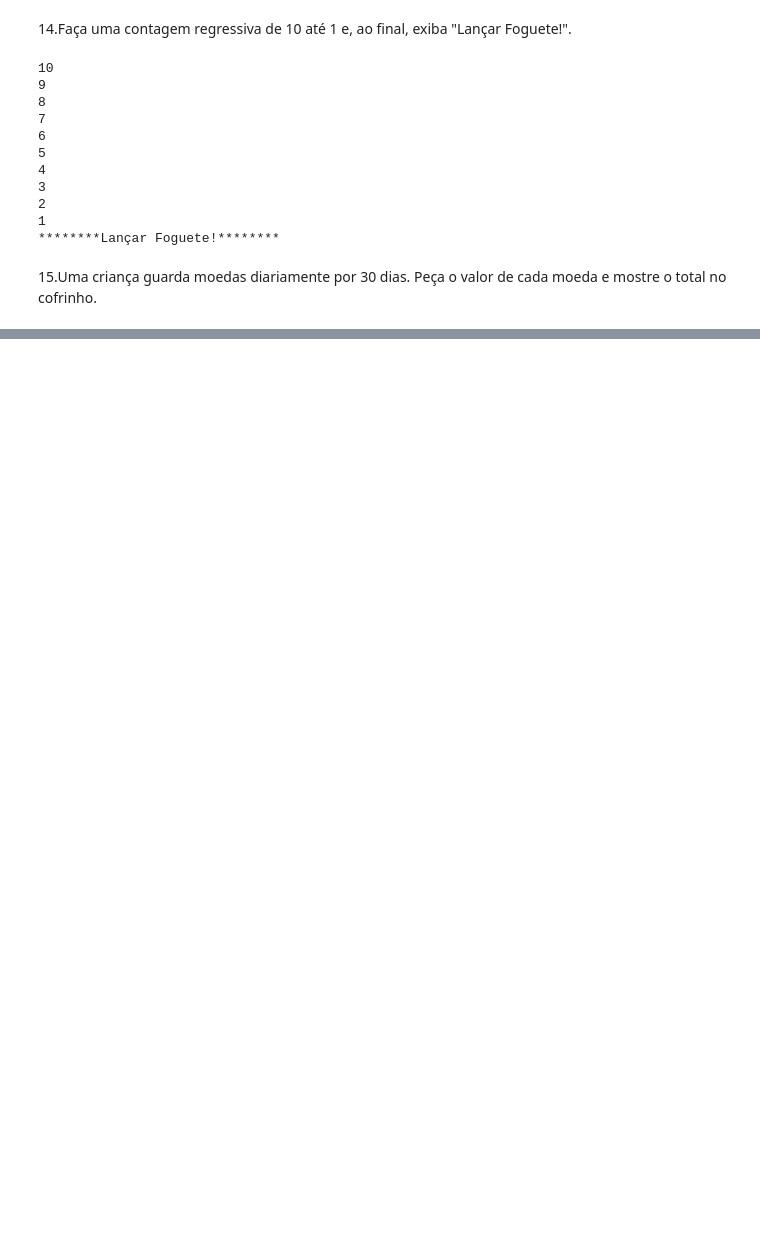
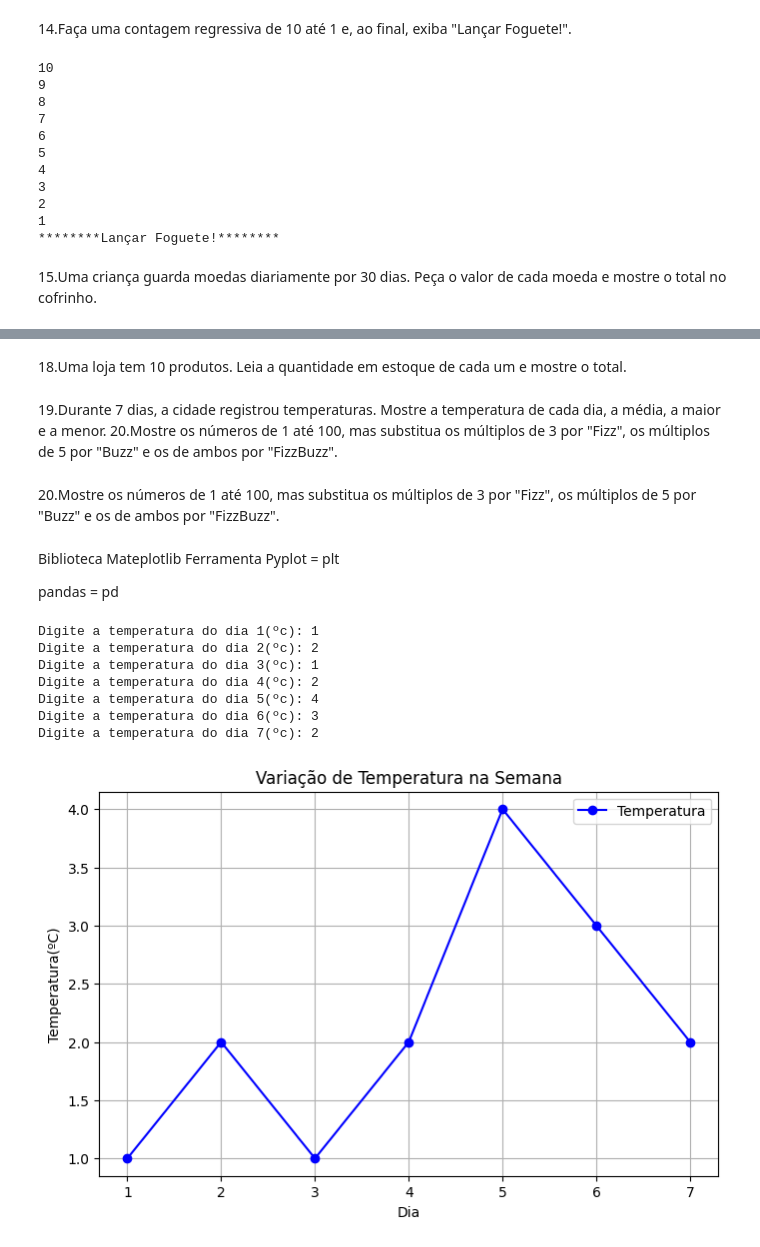
Before and after one commit to pablinesamara/PythonSenai, a Jupyter notebook: ExercicioForPython.ipynb, the cells around one changed output, grey strips where cells are left out. Cells and saved outputs as stored; diff of their text form; code cells hidden in the pictures; blank space fills up the shorter version.

```diff
--- a/ExercicioForPython.ipynb
+++ b/ExercicioForPython.ipynb
@@ -333,0 +359,3 @@ Saldo Cofrinho = R$ 30.00
+# %% [markdown]
+18.Uma loja tem 10 produtos. Leia a quantidade em estoque de cada um e
+mostre o total.
@@ -333,0 +367,51 @@ Saldo Cofrinho = R$ 30.00
+# %% [markdown]
+19.Durante 7 dias, a cidade registrou temperaturas. Mostre a temperatura de
+cada dia, a média, a maior e a menor.
+20.Mostre os números de 1 até 100, mas substitua os múltiplos de 3 por
+"Fizz", os múltiplos de 5 por "Buzz" e os de ambos por "FizzBuzz".
+# %% [markdown]
+20.Mostre os números de 1 até 100, mas substitua os múltiplos de 3 por
+"Fizz", os múltiplos de 5 por "Buzz" e os de ambos por "FizzBuzz".
+# %% [markdown]
+Biblioteca Mateplotlib
+Ferramenta Pyplot = plt
+
+pandas = pd
+# %%
+import matplotlib.pyplot as plt
+
+# lista de temperaturas
+temperatura =[]
+
+#Coletando os dados
+
+for dia in range(1,8):
+  temp= float(input(f"Digite a temperatura do dia {dia}(ºc): "))
+  temperatura.append(temp)
+
+#Lista dos dias
+  dias=list(range(1,8))
+
+#Criando o grafico
+plt.figure(figsize=(8,5))
+plt.plot(dias, temperatura, marker='o', linestyle='-', color='blue', label='Temperatura')
+
+#Personalização do grafito
+
+plt.title('Variação de Temperatura na Semana')
+plt.xlabel('Dia')
+plt.ylabel('Temperatura(ºC)')
+plt.xticks(dias)
+plt.grid(True)
+plt.legend()
+#Mostrando o grafico
+plt.show()
+# %% [output]
+Digite a temperatura do dia 1(ºc): 1
+Digite a temperatura do dia 2(ºc): 2
+Digite a temperatura do dia 3(ºc): 1
+Digite a temperatura do dia 4(ºc): 2
+Digite a temperatura do dia 5(ºc): 4
+Digite a temperatura do dia 6(ºc): 3
+Digite a temperatura do dia 7(ºc): 2
+[figure, added]
```
Also changed, not shown: parts of 9 cells of this notebook.
